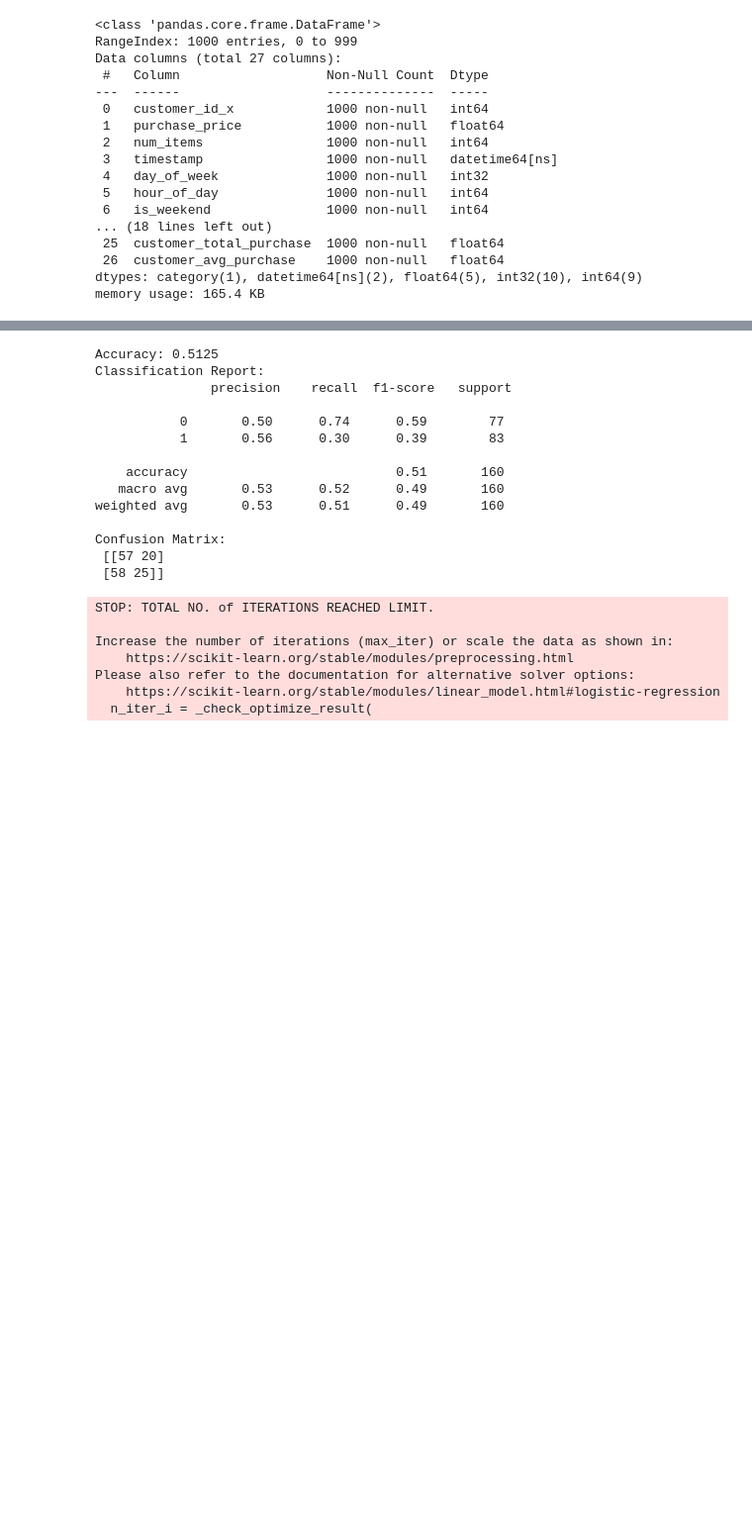
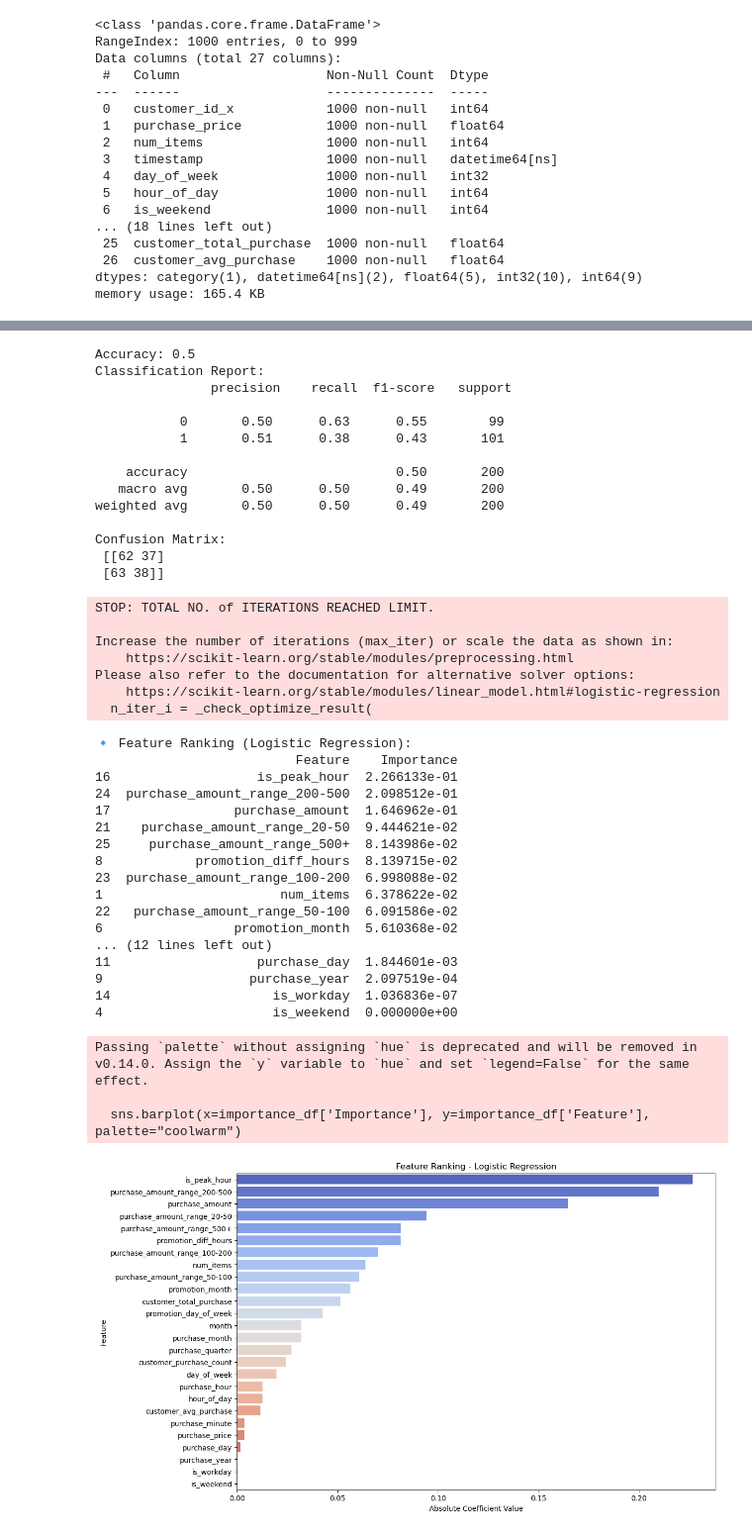
Before and after one commit to MingzengQin/Intership, a Jupyter notebook: EDA.ipynb, the cells around one changed output, grey strips where cells are left out. Shown at 99% size. Saved outputs shown, nothing was run; the diff lists cells and outputs as text; code cells hidden in the pictures; blank space fills up the shorter version.

Commit message:
create the feature importance table for every model

```diff
--- a/EDA.ipynb
+++ b/EDA.ipynb
@@ -233,7 +233,7 @@ Data columns (total 27 columns):
 dtypes: category(1), datetime64[ns](2), float64(5), int32(10), int64(9)
 memory usage: 165.4 KB
 # %%
-data.drop(['timestamp', 'promotion_timestamp', 'customer_id_y'], axis=1, inplace=True)
+data.drop(['timestamp', 'promotion_timestamp', 'customer_id_y','customer_id_x'], axis=1, inplace=True)
 # %%
 data = pd.get_dummies(data, columns=['purchase_amount_range'], drop_first=True)
 # %%
@@ -272,8 +272,7 @@ y = data['clicked']  # Target column
 
 # Split into training and test sets
 
-X_train, X_test, Y_train, Y_test = train_test_split(X, y, test_size=0.2, random_state=42)
-x_train, x_val, y_train, y_val = train_test_split(X_train, Y_train, test_size=0.2, random_state=42)
+x_train, x_val, y_train, y_val = train_test_split(X, y, test_size=0.2, random_state=42)
 # %%
 from sklearn.linear_model import LogisticRegression
 from sklearn.model_selection import train_test_split
@@ -288,20 +287,20 @@ print("Accuracy:", accuracy_score(y_val, y_pred))
 print("Classification Report:\n", classification_report(y_val, y_pred))
 print("Confusion Matrix:\n", confusion_matrix(y_val, y_pred))
 # %% [output]
-Accuracy: 0.5125
+Accuracy: 0.5
 Classification Report:
                precision    recall  f1-score   support
 
-           0       0.50      0.74      0.59        77
-           1       0.56      0.30      0.39        83
+           0       0.50      0.63      0.55        99
+           1       0.51      0.38      0.43       101
 
-    accuracy                           0.51       160
-   macro avg       0.53      0.52      0.49       160
-weighted avg       0.53      0.51      0.49       160
+    accuracy                           0.50       200
+   macro avg       0.50      0.50      0.49       200
+weighted avg       0.50      0.50      0.49       200
 
 Confusion Matrix:
- [[57 20]
- [58 25]]
+ [[62 37]
+ [63 38]]
 STOP: TOTAL NO. of ITERATIONS REACHED LIMIT.
 
 Increase the number of iterations (max_iter) or scale the data as shown in:
@@ -309,6 +308,50 @@ Increase the number of iterations (max_iter) or scale the data as shown in:
 Please also refer to the documentation for alternative solver options:
     https://scikit-learn.org/stable/modules/linear_model.html#logistic-regression
   n_iter_i = _check_optimize_result(
+# %%
+# Feature Importance (Absolute Coefficients)
+feature_importance = np.abs(lr_model.coef_[0])  # Taking absolute values
+features = x_train.columns
+
+# Create DataFrame for Feature Importance
+importance_df = pd.DataFrame({
+    'Feature': features,
+    'Importance': feature_importance
+}).sort_values(by='Importance', ascending=False)
+
+# Print Feature Importance Ranking
+print("\n🔹 Feature Ranking (Logistic Regression):")
+print(importance_df)
+
+# Visualization of Feature Importances
+plt.figure(figsize=(12, 8))
+sns.barplot(x=importance_df['Importance'], y=importance_df['Feature'], palette="coolwarm")
+plt.xlabel('Absolute Coefficient Value')
+plt.ylabel('Feature')
+plt.title('Feature Ranking - Logistic Regression')
+plt.show()
+# %% [output]
+🔹 Feature Ranking (Logistic Regression):
+                          Feature    Importance
+16                   is_peak_hour  2.266133e-01
+24  purchase_amount_range_200-500  2.098512e-01
+17                purchase_amount  1.646962e-01
+21    purchase_amount_range_20-50  9.444621e-02
+25     purchase_amount_range_500+  8.143986e-02
+8            promotion_diff_hours  8.139715e-02
+23  purchase_amount_range_100-200  6.998088e-02
+1                       num_items  6.378622e-02
+22   purchase_amount_range_50-100  6.091586e-02
+6                 promotion_month  5.610368e-02
+... (12 lines left out)
+11                   purchase_day  1.844601e-03
+9                   purchase_year  2.097519e-04
+14                     is_workday  1.036836e-07
+4                      is_weekend  0.000000e+00
+Passing `palette` without assigning `hue` is deprecated and will be removed in v0.14.0. Assign the `y` variable to `hue` and set `legend=False` for the same effect.
+
+  sns.barplot(x=importance_df['Importance'], y=importance_df['Feature'], palette="coolwarm")
+[figure, added]
 # %%
 from sklearn.ensemble import RandomForestClassifier
 
```
Also changed, not shown: parts of 13 cells of this notebook.
